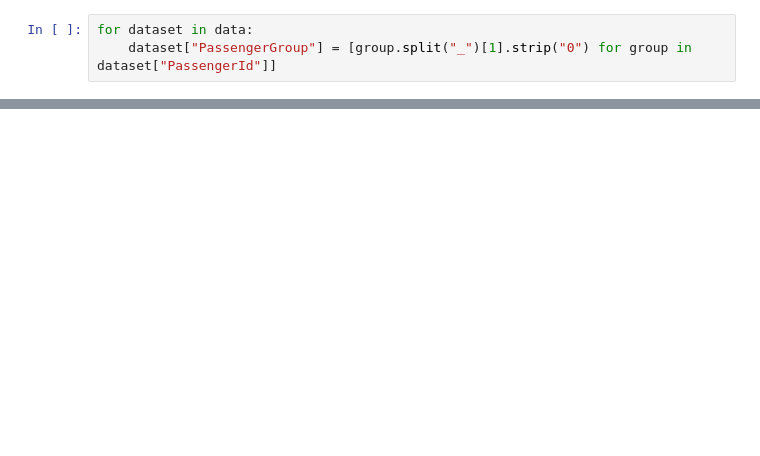
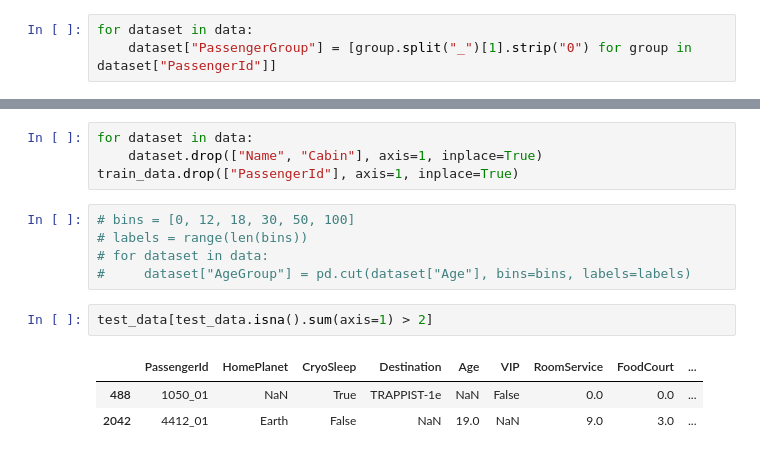
Before and after one commit to 0s12a11b/kaggle_spaceship-titanic, a Jupyter notebook: main.ipynb, the cells around one changed output, grey strips where cells are left out. Saved outputs shown, nothing was run; the diff lists cells and outputs as text; blank space fills up the shorter version.

```diff
--- a/main.ipynb
+++ b/main.ipynb
@@ -164,0 +201,15 @@ for dataset in data:
+# %%
+for dataset in data:
+    dataset.drop(["Name", "Cabin"], axis=1, inplace=True)
+train_data.drop(["PassengerId"], axis=1, inplace=True)
+# %%
+# bins = [0, 12, 18, 30, 50, 100]
+# labels = range(len(bins))
+# for dataset in data:
+#     dataset["AgeGroup"] = pd.cut(dataset["Age"], bins=bins, labels=labels)
+# %%
+test_data[test_data.isna().sum(axis=1) > 2]
+# %% [output]
+|  | PassengerId | HomePlanet | CryoSleep | Destination | Age | VIP | RoomService | FoodCourt | ... |
+| 488 | 1050_01 | NaN | True | TRAPPIST-1e | NaN | False | 0.0 | 0.0 | ... |
+| 2042 | 4412_01 | Earth | False | NaN | 19.0 | NaN | 9.0 | 3.0 | ... |
```
Also changed, not shown: parts of 5 cells of this notebook.
